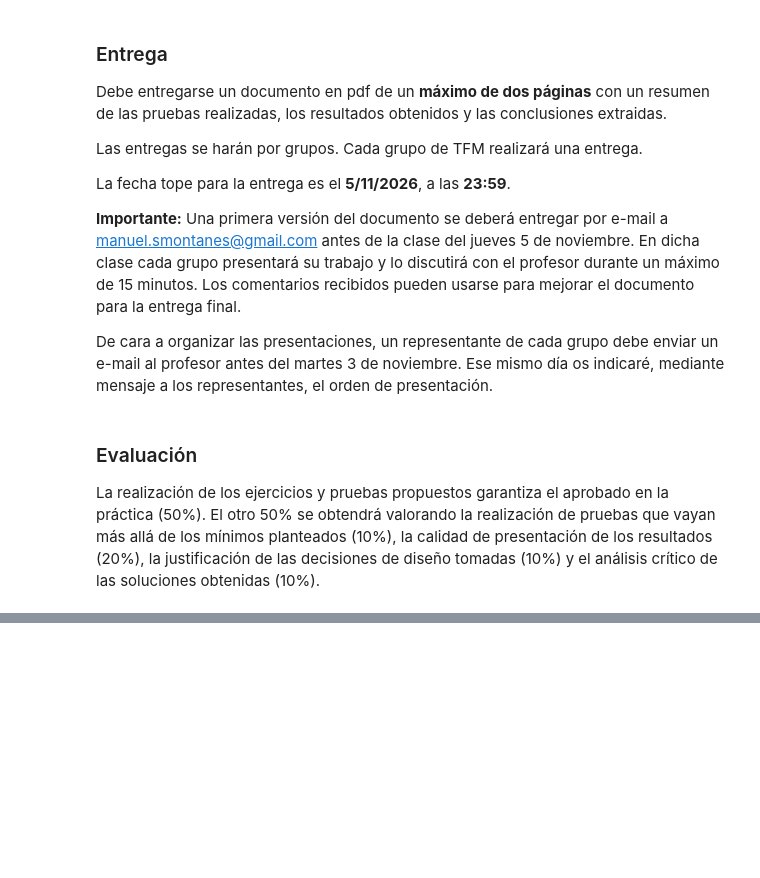
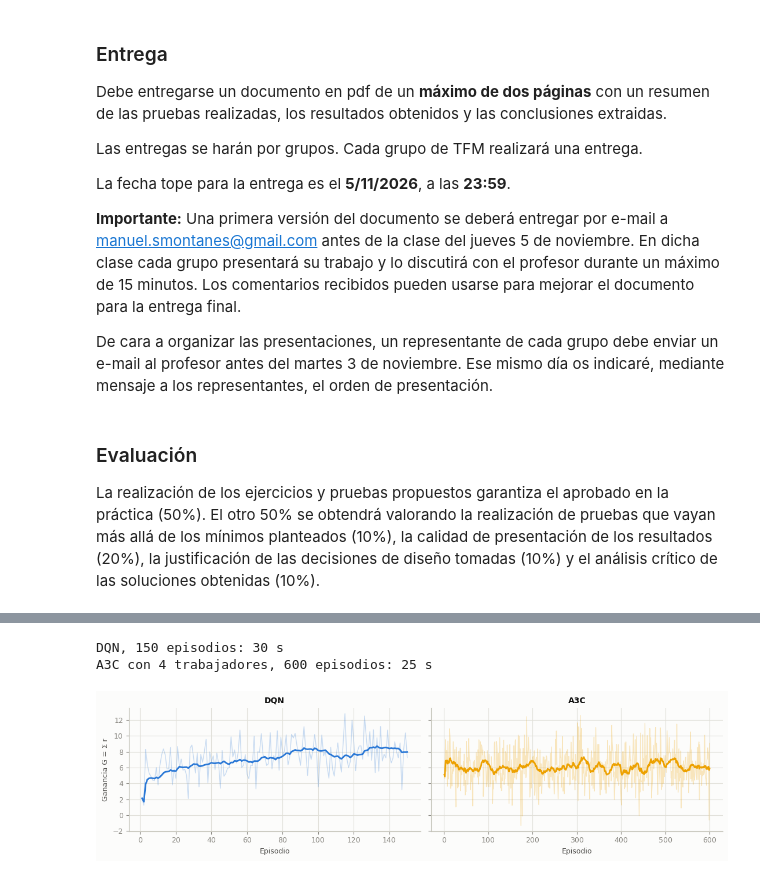
Before and after one commit to joseppsr/Taller_2_RL_Miax, a Jupyter notebook: taller_trader2.ipynb, the cells around one changed output, grey strips where cells are left out. Saved outputs shown, nothing was run; the diff lists cells and outputs as text; code cells hidden in the pictures; blank space fills up the shorter version.

```diff
--- a/taller_trader2.ipynb
+++ b/taller_trader2.ipynb
@@ -329,0 +668,28 @@ La realización de los ejercicios y pruebas propuestos garantiza el aprobado en
+# %%
+g = GENERADORES["ciclo"]
+normalizador = Normalizador.ajustar(g)
+validacion = np.array(generar_series(g, 50, SEMILLA_VALIDACION))
+
+t0 = time.perf_counter()
+demo_dqn = entrenar_dqn(g, normalizador, n_episodios=150, gamma=0.0, alpha=5e-4, seed=1, precios_validacion=validacion,
+                        evaluar_cada=25)
+print(f"DQN, 150 episodios: {time.perf_counter() - t0:.0f} s")
+t0 = time.perf_counter()
+demo_a3c = entrenar_a3c(g, normalizador, n_episodios=600, gamma=0.9, seed=1, n_trabajadores=4,
+                        precios_validacion=validacion, evaluar_cada=50)
+print(f"A3C con 4 trabajadores, 600 episodios: {time.perf_counter() - t0:.0f} s")
+
+fig, ejes = plt.subplots(1, 2, figsize=(11, 3), sharey=True)
+for ax, res, nombre, color in ((ejes[0], demo_dqn, "DQN", "dqn"), (ejes[1], demo_a3c, "A3C", "a3c")):
+    h = res.historial
+    ax.plot(h["episodio"], h["ganancia"], color=graficas.COLORES[color], alpha=0.25, linewidth=1)
+    ax.plot(h["episodio"], h["ganancia"].rolling(20, min_periods=1).mean(), color=graficas.COLORES[color])
+    ax.set_title(nombre, fontweight="bold")
+    ax.set_xlabel("Episodio")
+ejes[0].set_ylabel("Ganancia G = Σ r")
+fig.tight_layout()
+plt.show()
+# %% [output]
+DQN, 150 episodios: 30 s
+A3C con 4 trabajadores, 600 episodios: 25 s
+[figure, added]
```
Also changed, not shown: parts of 41 cells of this notebook, 31 other files.
